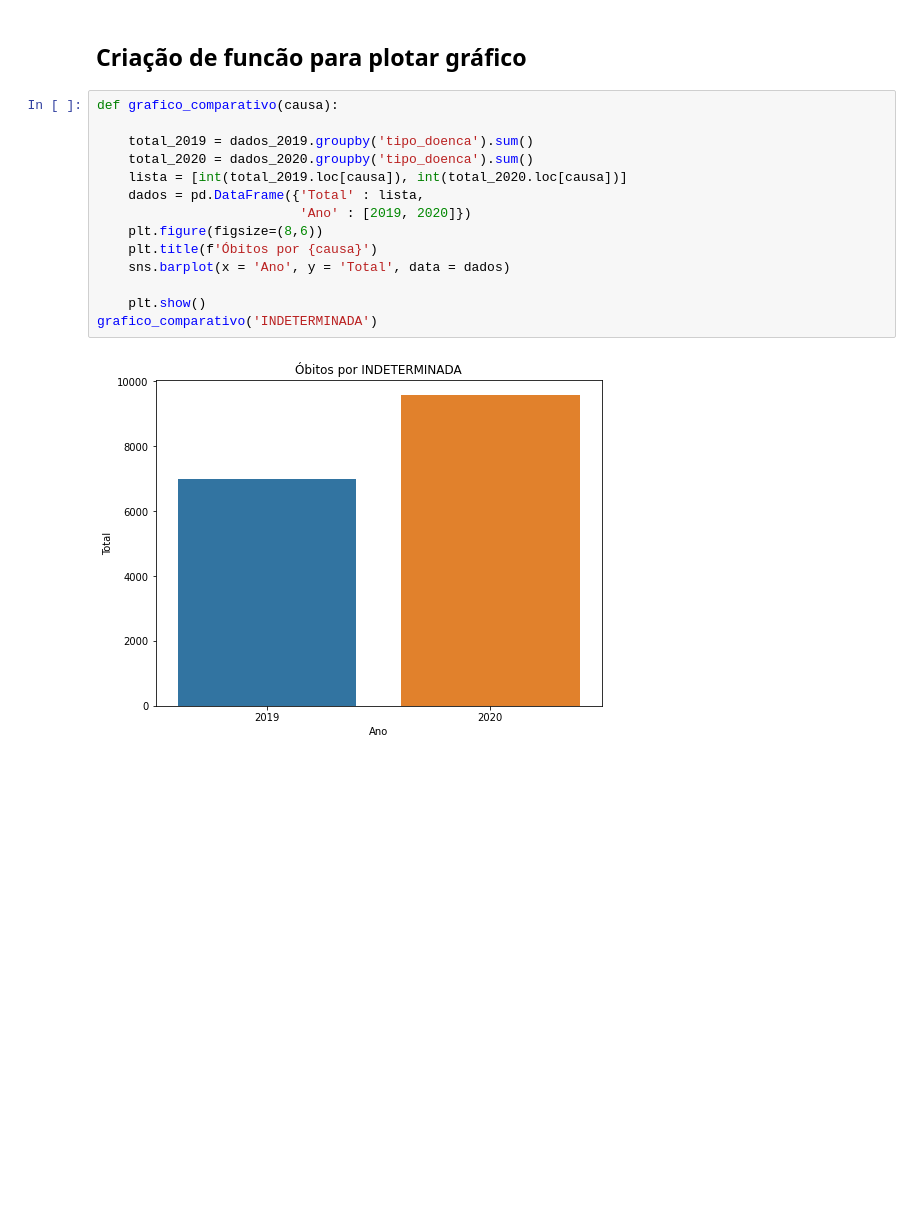
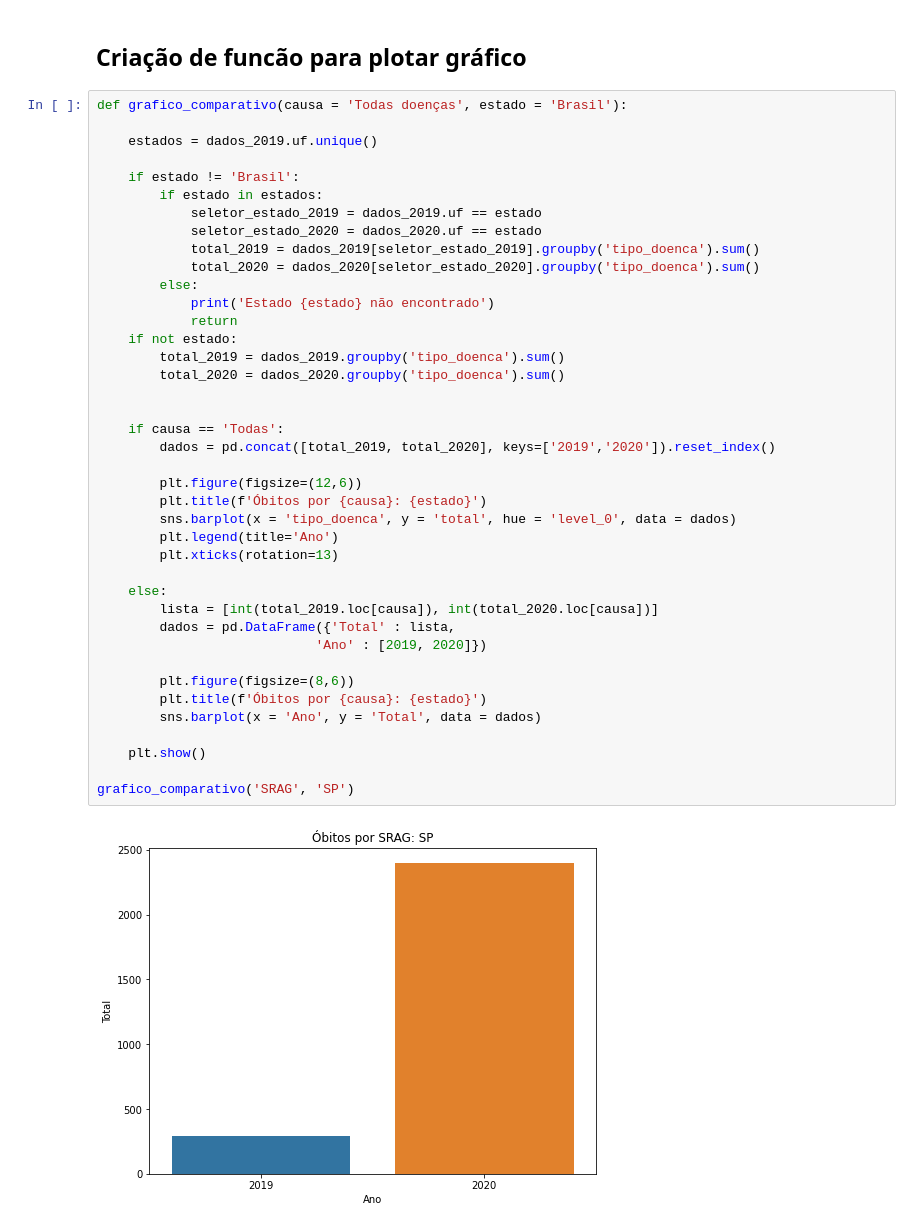
Before and after one commit to joutav/analise-covid-streamlit, a Jupyter notebook: notebooks/analise_obtios_covid.ipynb, the cells around one changed output. Saved outputs shown, nothing was run; the diff lists cells and outputs as text; blank space fills up the shorter version.

```diff
--- a/notebooks/analise_obtios_covid.ipynb
+++ b/notebooks/analise_obtios_covid.ipynb
@@ -121,18 +121,44 @@ Pode-se notar um alto percentual de mortes nas pessoas acimas de 70 anos e a tax
 # %% [markdown]
 ## Criação de funcão para plotar gráfico
 # %%
-def grafico_comparativo(causa):
+def grafico_comparativo(causa = 'Todas doenças', estado = 'Brasil'):
 
-    total_2019 = dados_2019.groupby('tipo_doenca').sum()
-    total_2020 = dados_2020.groupby('tipo_doenca').sum()
-    lista = [int(total_2019.loc[causa]), int(total_2020.loc[causa])]
-    dados = pd.DataFrame({'Total' : lista,
-                          'Ano' : [2019, 2020]})
-    plt.figure(figsize=(8,6))
-    plt.title(f'Óbitos por {causa}')
-    sns.barplot(x = 'Ano', y = 'Total', data = dados)
+    estados = dados_2019.uf.unique()
+
+    if estado != 'Brasil':
+        if estado in estados:
+            seletor_estado_2019 = dados_2019.uf == estado
+            seletor_estado_2020 = dados_2020.uf == estado
+            total_2019 = dados_2019[seletor_estado_2019].groupby('tipo_doenca').sum()
+            total_2020 = dados_2020[seletor_estado_2020].groupby('tipo_doenca').sum()
+        else:
+            print('Estado {estado} não encontrado')
+            return
+    if not estado:
+        total_2019 = dados_2019.groupby('tipo_doenca').sum()
+        total_2020 = dados_2020.groupby('tipo_doenca').sum()
+
+
+    if causa == 'Todas':
+        dados = pd.concat([total_2019, total_2020], keys=['2019','2020']).reset_index()
+
+        plt.figure(figsize=(12,6))
+        plt.title(f'Óbitos por {causa}: {estado}')
+        sns.barplot(x = 'tipo_doenca', y = 'total', hue = 'level_0', data = dados)
+        plt.legend(title='Ano')
+        plt.xticks(rotation=13)
+
+    else:
+        lista = [int(total_2019.loc[causa]), int(total_2020.loc[causa])]
+        dados = pd.DataFrame({'Total' : lista,
+                            'Ano' : [2019, 2020]})
+
+        plt.figure(figsize=(8,6))
+        plt.title(f'Óbitos por {causa}: {estado}')
+        sns.barplot(x = 'Ano', y = 'Total', data = dados)
 
     plt.show()
-grafico_comparativo('INDETERMINADA')
+
+grafico_comparativo('SRAG', 'SP')
 # %% [output]
-[figure, old version]
+[figure, new version]
```
Also changed, not shown: parts of 2 cells of this notebook.
